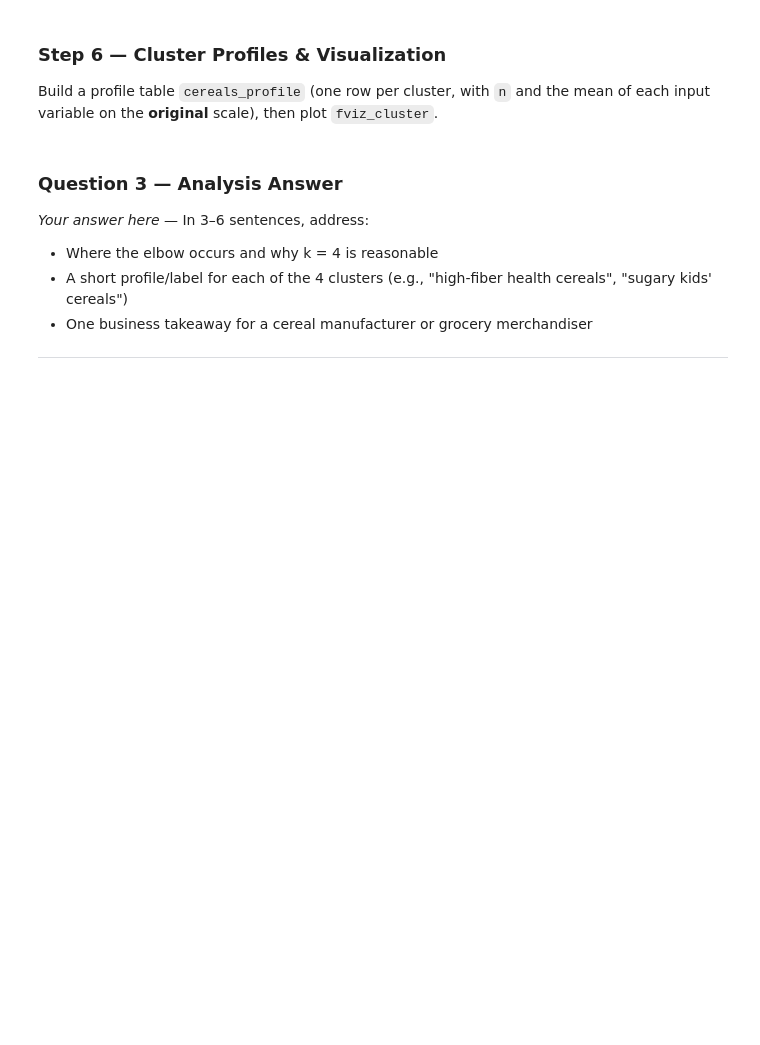
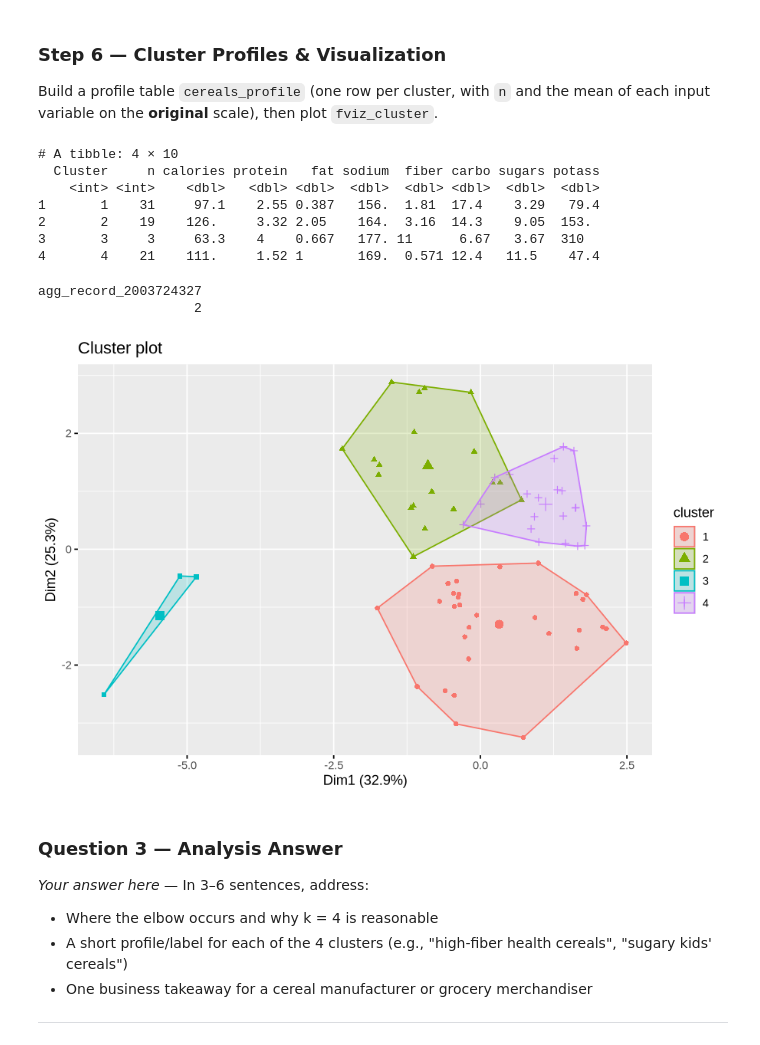
Before and after one commit to Mihir-Singh06/MS3313-SINGH-V3, a Jupyter notebook: Homework/module_5_homework.ipynb, the cells around one changed output. Cells and saved outputs as stored; diff of their text form; code cells hidden in the pictures; blank space fills up the shorter version.

```diff
--- a/Homework/module_5_homework.ipynb
+++ b/Homework/module_5_homework.ipynb
@@ -342,11 +469,13 @@ IRdisplay::display_png(file = tmp_file)
 Store the k-means object in `km_cereals` and the labels in `Y_cereals_cluster`.
 # %%
 set.seed(123)
-# YOUR CODE HERE — delete this comment when you add your code
-# Required objects: km_cereals, Y_cereals_cluster
 
-km_cereals        <- NULL    # replace NULL with your code
-Y_cereals_cluster <- NULL    # replace NULL with your code
+km_cereals        <- kmeans(
+  X_cereals_norm,
+  centers = 4,
+  nstart = 25
+)
+Y_cereals_cluster <- km_cereals$cluster
 
 cat("Cluster sizes:\n"); print(km_cereals$size)
 cat("\nTotal within-cluster SS:", round(km_cereals$tot.withinss, 2), "\n")
@@ -362,25 +500,46 @@ NULL    # replace NULL with your code
 
 Build a profile table `cereals_profile` (one row per cluster, with `n` and the mean of each input variable on the **original** scale), then plot `fviz_cluster`.
 # %%
-# YOUR CODE HERE — delete this comment when you add your code
-# Required object: cereals_profile
-
-cereals_profile <- NULL    # replace NULL with your code
+cereals_profile <- cereals_clean %>%
+  dplyr::select(all_of(input_vars)) %>%
+  mutate(Cluster = Y_cereals_cluster) %>%
+  group_by(Cluster) %>%
+  summarise(
+    n = n(),
+    across(all_of(input_vars), mean),
+    .groups = "drop"
+  )
 print(cereals_profile)
 
 tmp_file <- tempfile(fileext = ".png")
 png(tmp_file, width = 900, height = 600, res = 120,
     type = "cairo", family = "sans")
 
 # YOUR CODE HERE — delete this comment when you add your code
 # Build the fviz_cluster plot inside print(...).
 
 print(
-  NULL    # replace NULL with your fviz_cluster(...) call
+  factoextra::fviz_cluster(
+    km_cereals,
+    data = X_cereals_norm,
+    geom = "point",
+    ellipse.type = "convex"
+  )
 )
 
 dev.off()
 IRdisplay::display_png(file = tmp_file)
+# %% [output]
+# A tibble: 4 × 10
+  Cluster     n calories protein   fat sodium  fiber carbo sugars potass
+    <int> <int>    <dbl>   <dbl> <dbl>  <dbl>  <dbl> <dbl>  <dbl>  <dbl>
+1       1    31     97.1    2.55 0.387   156.  1.81  17.4    3.29   79.4
+2       2    19    126.     3.32 2.05    164.  3.16  14.3    9.05  153.
+3       3     3     63.3    4    0.667   177. 11      6.67   3.67  310
+4       4    21    111.     1.52 1       169.  0.571 12.4   11.5    47.4
+agg_record_2003724327
+                    2
+[figure, added]
 # %% [markdown]
 ### Question 3 — Analysis Answer
 
```
Also changed, not shown: parts of 18 cells of this notebook.
